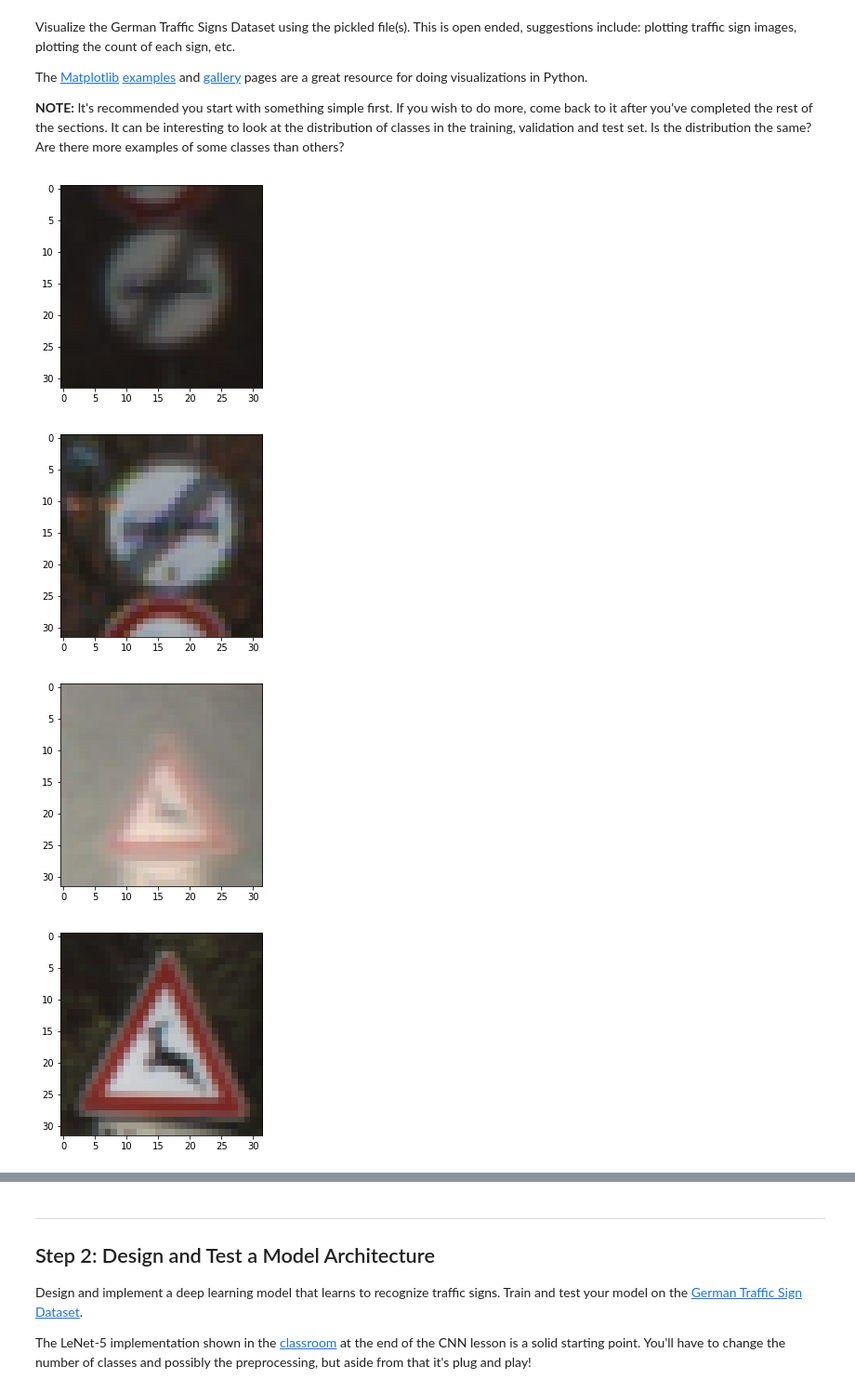
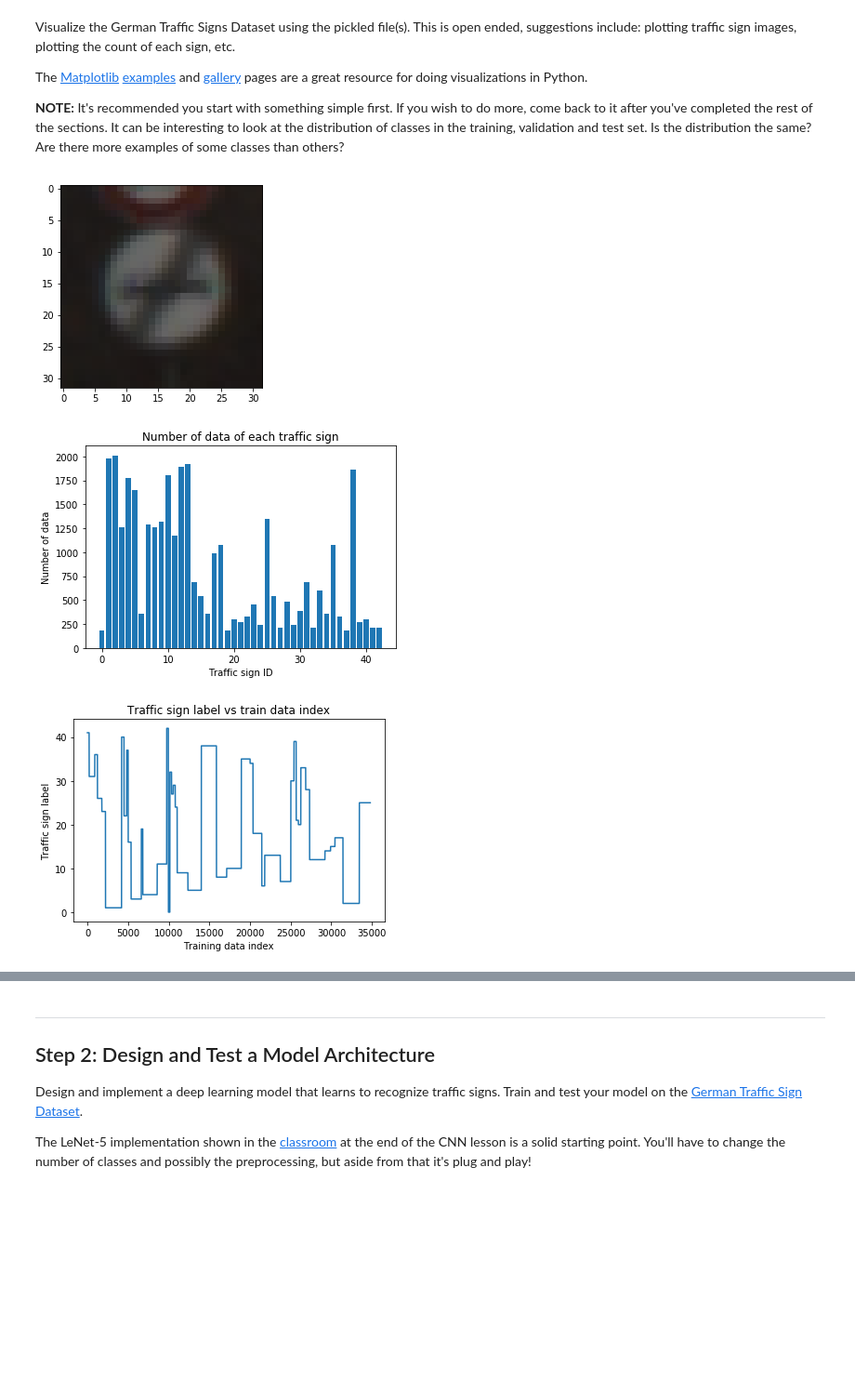
Before and after one commit to Po-Hsun-Su/CarND-Traffic-Sign-Classifier-Project, a Jupyter notebook: Traffic_Sign_Classifier.ipynb, the cells around one changed output, grey strips where cells are left out. Shown at 93% size. Saved outputs shown, nothing was run; the diff lists cells and outputs as text; code cells hidden in the pictures; blank space fills up the shorter version.

```diff
--- a/Traffic_Sign_Classifier.ipynb
+++ b/Traffic_Sign_Classifier.ipynb
@@ -99,16 +99,33 @@ The [Matplotlib](http://matplotlib.org/) [examples](http://matplotlib.org/exampl
 # %%
 ### Data exploration visualization code goes here.
 ### Feel free to use as many code cells as needed.
 import matplotlib.pyplot as plt
 import math
 # Visualizations will be shown in the notebook.
 %matplotlib inline
-showlist = [3, 69, 392, 506, 21, 545, 6099]
+
+showlist = [3]
 for i in showlist:
     plt.figure()
     plt.imshow(X_train[i])
+
+label_counts = np.zeros(n_classes)
+for label in y_train:
+    label_counts[label] += 1
+plt.figure()
+plt.bar(range(n_classes), label_counts)
+plt.title("Number of data of each traffic sign")
+plt.xlabel("Traffic sign ID")
+plt.ylabel("Number of data")
+plt.savefig("Data_num_vs_label.png")
+
+plt.figure()
+plt.plot(y_train)
+plt.title("Traffic sign label vs train data index")
+plt.xlabel("Training data index")
+plt.ylabel("Traffic sign label")
+plt.savefig("Label_vs_index.png")
 # %% [output]
 [figure]
-[figure, old version]
+[figure, new version]
-[figure, old version]
+[figure, new version]
-[figure, removed]
```
Also changed, not shown: parts of 8 cells of this notebook, 16 other files.
